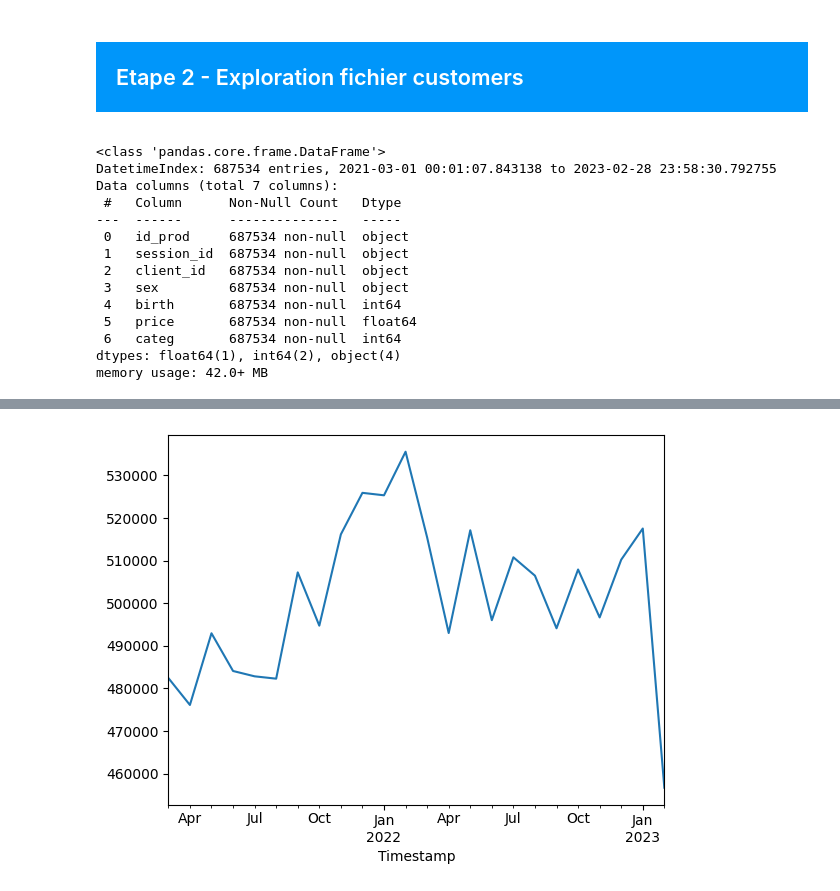
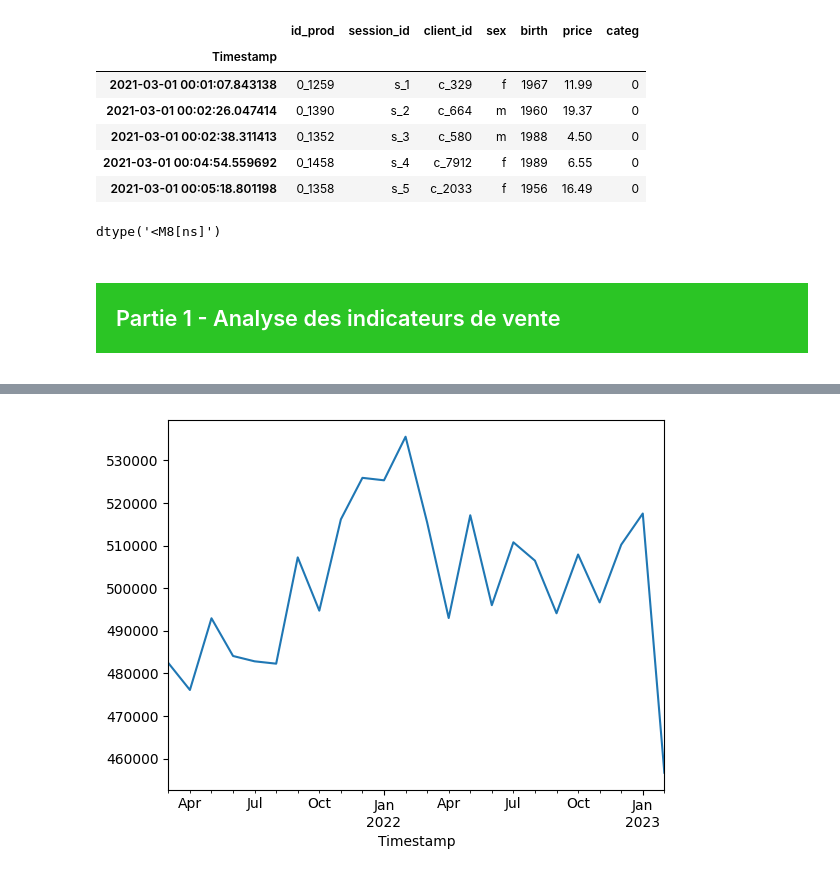
Before and after one commit to IshemZ/Projet_6-Lapage, a Jupyter notebook: Programme/0.main.ipynb, the cells around one changed output, grey strips where cells are left out. Saved outputs shown, nothing was run; the diff lists cells and outputs as text; code cells hidden in the pictures.

```diff
--- a/Programme/0.main.ipynb
+++ b/Programme/0.main.ipynb
@@ -20,21 +38,18 @@ df_all = pd.read_csv('../Source/Data_processed/lapage_all.csv', sep=';', index_c
+# %%
+df_all.head()
+# %% [output]
+|  | id_prod | session_id | client_id | sex | birth | price | categ |
+| Timestamp |  |  |  |  |  |  |  |
+| 2021-03-01 00:01:07.843138 | 0_1259 | s_1 | c_329 | f | 1967 | 11.99 | 0 |
+| 2021-03-01 00:02:26.047414 | 0_1390 | s_2 | c_664 | m | 1960 | 19.37 | 0 |
+| 2021-03-01 00:02:38.311413 | 0_1352 | s_3 | c_580 | m | 1988 | 4.50 | 0 |
+| 2021-03-01 00:04:54.559692 | 0_1458 | s_4 | c_7912 | f | 1989 | 6.55 | 0 |
+| 2021-03-01 00:05:18.801198 | 0_1358 | s_5 | c_2033 | f | 1956 | 16.49 | 0 |
+# %%
+df_all.index.dtype
+# %% [output]
+dtype('<M8[ns]')
 # %% [markdown]
-<div style="background-color: RGB(0,150,250);" >
-<h2 style="margin: auto; padding: 20px; color:#fff; ">Etape 2 - Exploration fichier customers </h2>
+<div style="background-color: rgb(43, 197, 37);" >
+<h2 style="margin: auto; padding: 20px; color:#fff; "> Partie 1 - Analyse des indicateurs de vente </h2>
 </div>
-# %%
-df_all.info()
-# %% [output]
-<class 'pandas.core.frame.DataFrame'>
-DatetimeIndex: 687534 entries, 2021-03-01 00:01:07.843138 to 2023-02-28 23:58:30.792755
-Data columns (total 7 columns):
- #   Column      Non-Null Count   Dtype
----  ------      --------------   -----
- 0   id_prod     687534 non-null  object
- 1   session_id  687534 non-null  object
- 2   client_id   687534 non-null  object
- 3   sex         687534 non-null  object
- 4   birth       687534 non-null  int64
- 5   price       687534 non-null  float64
- 6   categ       687534 non-null  int64
-dtypes: float64(1), int64(2), object(4)
-memory usage: 42.0+ MB
```
Also changed, not shown: parts of 7 cells of this notebook, 2 other files.
